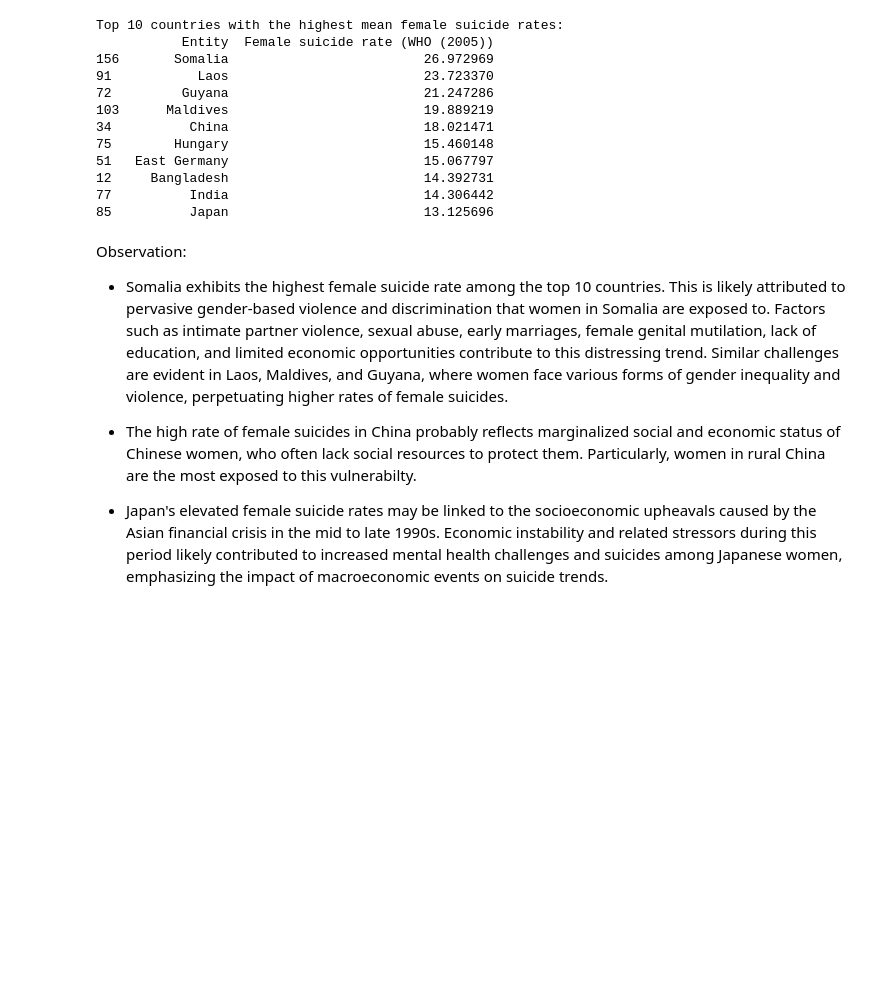
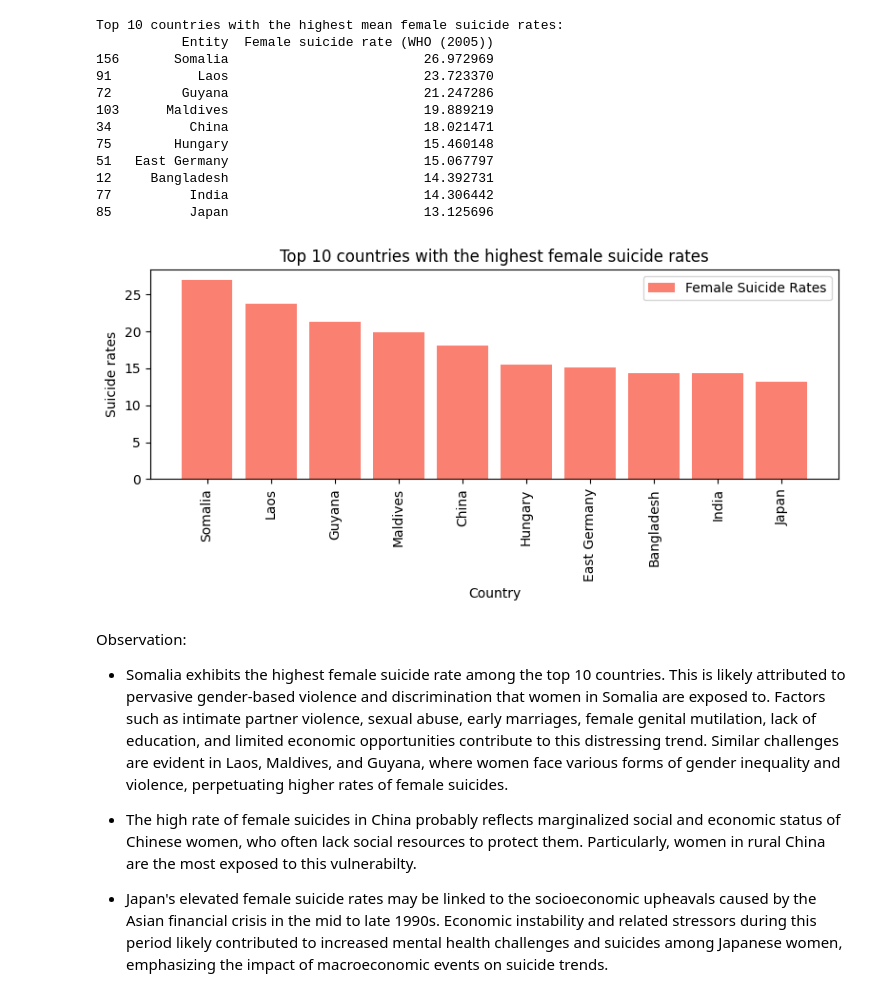
Before and after one commit to NazraJN/Suicide_rates, a Jupyter notebook: Suicide_rates_analysis.ipynb, the cells around one changed output. Cells and saved outputs as stored; diff of their text form; code cells hidden in the pictures; blank space fills up the shorter version.

```diff
--- a/Suicide_rates_analysis.ipynb
+++ b/Suicide_rates_analysis.ipynb
@@ -609,6 +626,19 @@ Top 10 countries with the highest mean female suicide rates:
 12     Bangladesh                         14.392731
 77          India                         14.306442
 85          Japan                         13.125696
+# %%
+# Plot
+plt.figure(figsize=(8, 4))
+plt.bar(highest_female_suicide_rates_by_country['Entity'], highest_female_suicide_rates_by_country['Female suicide rate (WHO (2005))'], label='Female Suicide Rates', color='salmon')
+plt.xlabel('Country')
+plt.ylabel('Suicide rates')
+plt.title('Top 10 countries with the highest female suicide rates')
+plt.xticks(rotation=90)
+plt.legend()
+plt.tight_layout()
+plt.show()
+# %% [output]
+[figure, added]
 # %% [markdown]
 Observation:
 
```
Also changed, not shown: parts of 11 cells of this notebook.
